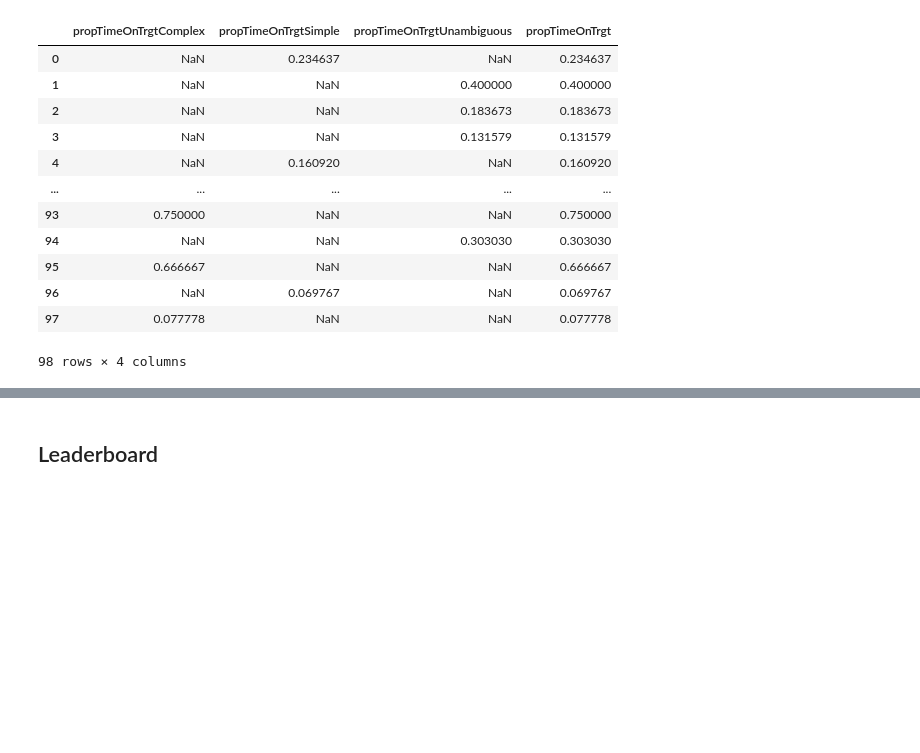
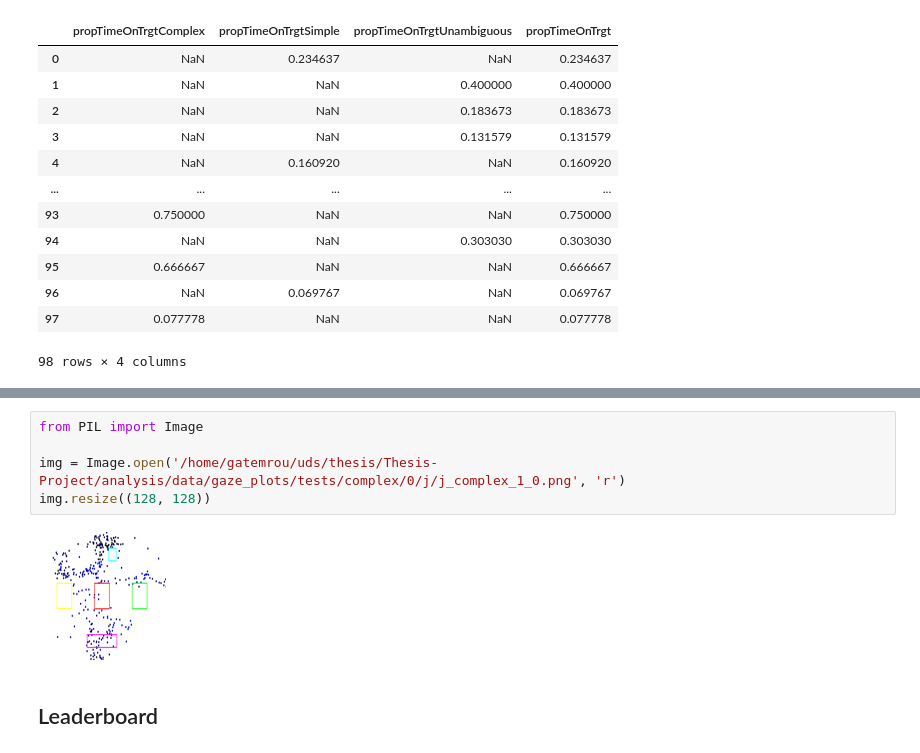
Before and after one commit to GAtemROU/Thesis-Project, a Jupyter notebook: analysis/preprocessing_and_init_analysis.ipynb, the cells around one changed output, grey strips where cells are left out. Cells and saved outputs as stored; diff of their text form; blank space fills up the shorter version.

```diff
--- a/analysis/preprocessing_and_init_analysis.ipynb
+++ b/analysis/preprocessing_and_init_analysis.ipynb
@@ -538,3 +535,10 @@ dtype: object
+# %%
+from PIL import Image
+
+img = Image.open('/home/gatemrou/uds/thesis/Thesis-Project/analysis/data/gaze_plots/tests/complex/0/j/j_complex_1_0.png', 'r')
+img.resize((128, 128))
+# %% [output]
+[figure, added]
 # %% [markdown]
 ##  Leaderboard
 # %%
```
Also changed, not shown: parts of 5 cells of this notebook, 58 other files.
